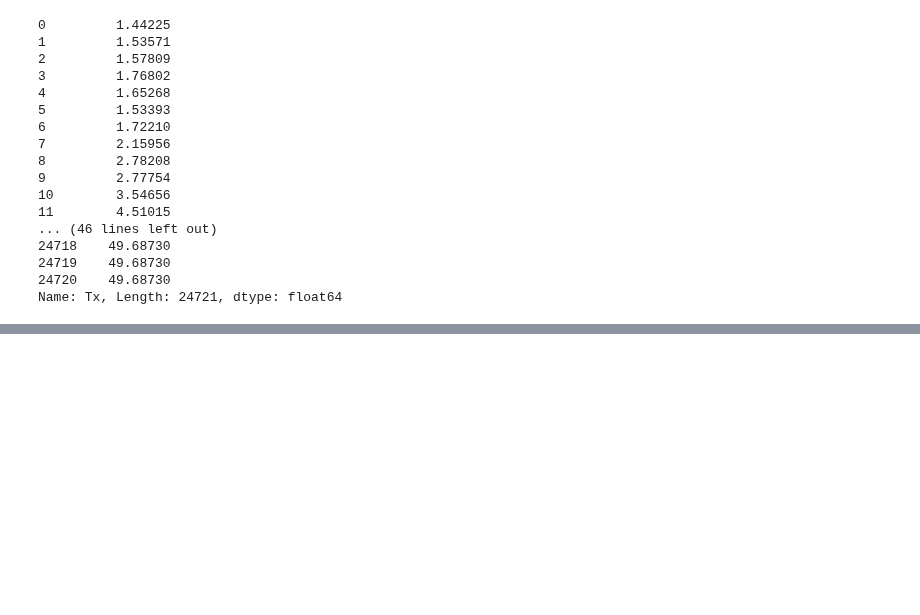
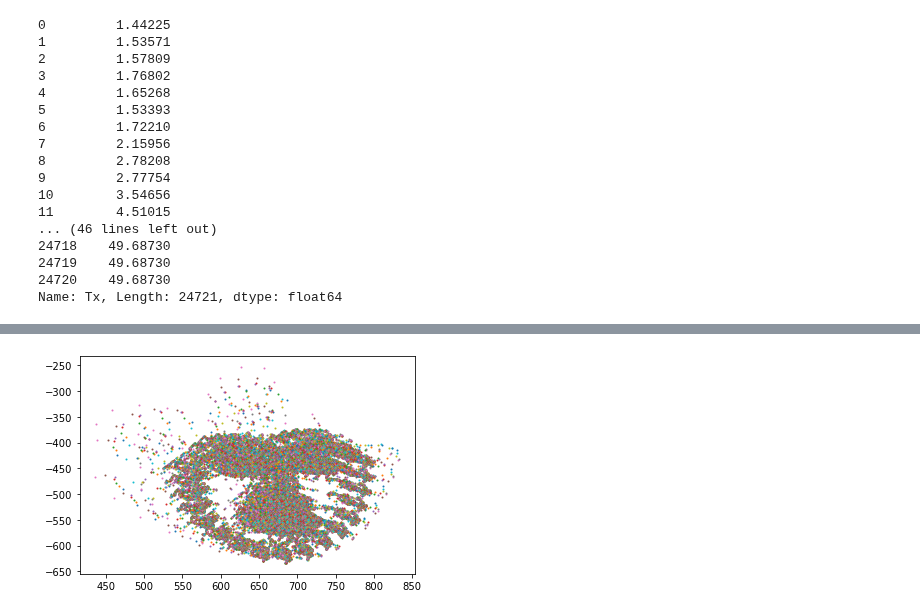
Before and after one commit to LouisYZK/dds-avec2019, a Jupyter notebook: explore.ipynb, the cells around one changed output, grey strips where cells are left out. Drawn from its saved outputs; the diff is of its cells as text; code cells hidden in the pictures; blank space fills up the shorter version.

```diff
--- a/explore.ipynb
+++ b/explore.ipynb
@@ -215,3 +216,15 @@ df_p['Tx']
 24719    49.68730
 24720    49.68730
 Name: Tx, Length: 24721, dtype: float64
+# %%
+import time
+def func(i):
+    time.sleep(1)
+    print(i+1)
+
+with ThreadPoolExecutor() as e:
+    t = [e.submit(func, i) for i in range(10)]
+for i in as_completed(t):
+    pass
+else:
+    print('task over')
@@ -217,0 +243,5 @@ Name: Tx, Length: 24721, dtype: float64
+# %%
+df_v.columns = [item.strip()  for item in df_v.columns.values]
+# %%
+frame1 = df_v.loc[:, 'x0':'x67'].values
+frame2 = df_v.loc[:, 'y0':'y67'].values
@@ -217,0 +256,8 @@ Name: Tx, Length: 24721, dtype: float64
+# %%
+import matplotlib.pyplot as plt
+for i in range(1000):
+    x = frame1[i,:]
+    y = frame2[i,:]
+    plt.scatter(x, -y, s=1)
+# %% [output]
+[figure, added]
```
Also changed, not shown: parts of 9 cells of this notebook, 5 other files.
